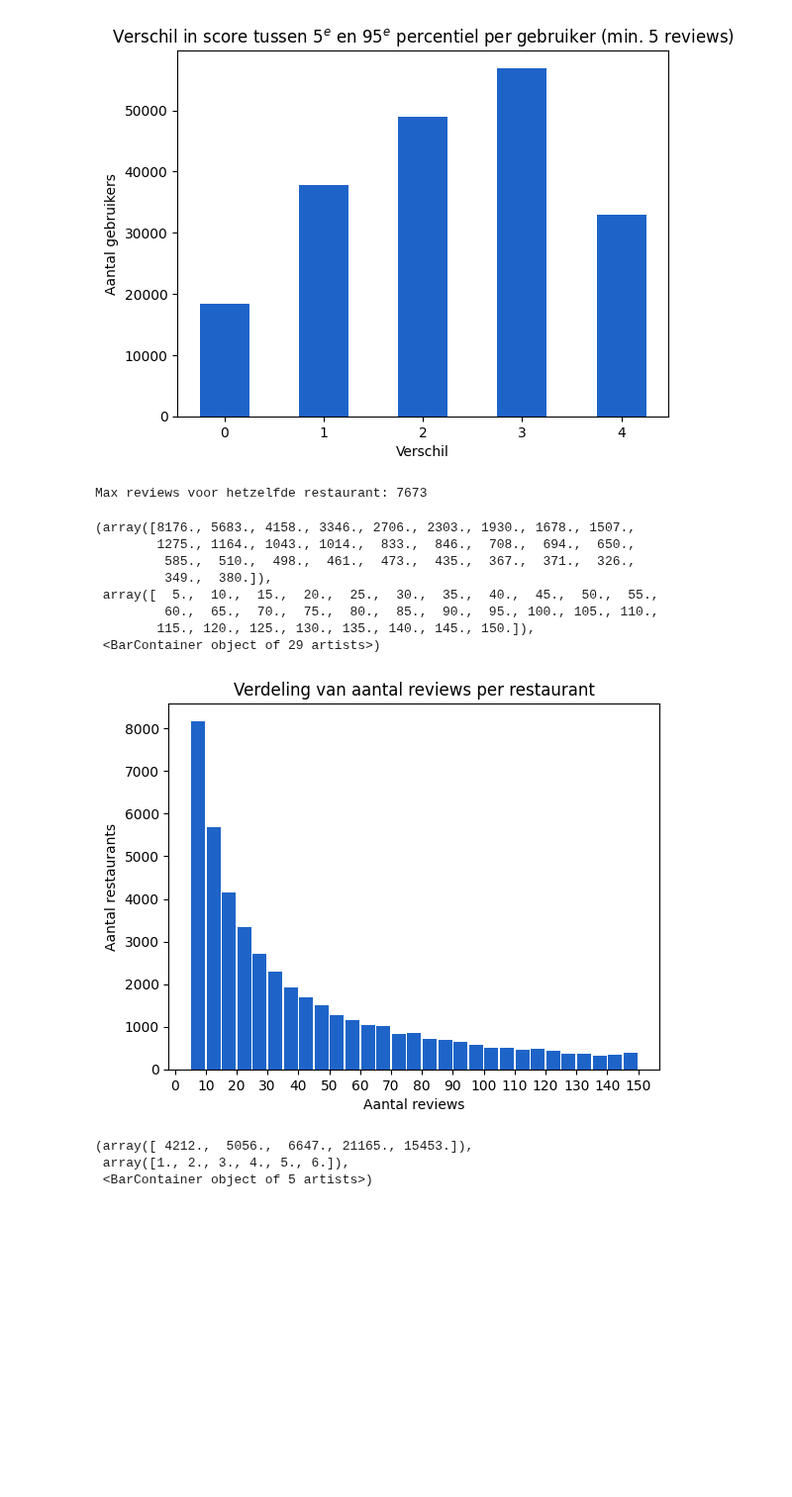
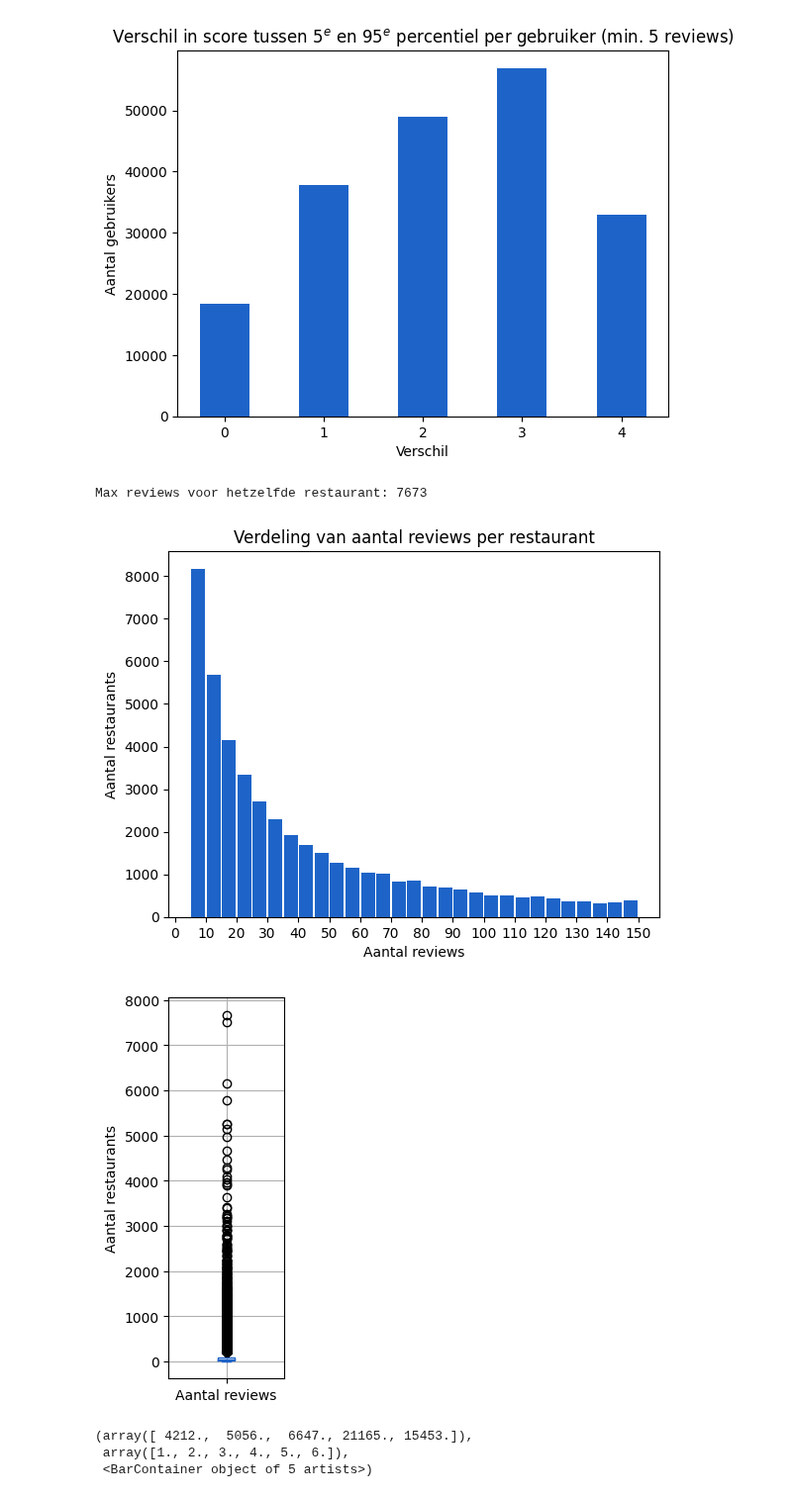
Before and after one commit to Tram13/masterthesis, a Jupyter notebook: src/data/data analysis/graphs_chapter3.ipynb, the cells around one changed output. Shown at 99% size. Cells and saved outputs as stored; diff of their text form; code cells hidden in the pictures; blank space fills up the shorter version.

Commit message:
added boxplot

```diff
--- a/src/data/data analysis/graphs_chapter3.ipynb
+++ b/src/data/data analysis/graphs_chapter3.ipynb
@@ -125,27 +125,25 @@ plt.hist(data_diff, bins=[0, 1, 2, 3, 4, 5], align='left', rwidth=0.5, color='#1
 # %%
 review_count_per_restaurant = reviews.groupby(["business_id"]).count()['stars_normalised']
 review_count_per_restaurant.name = 'review_count'
 
 plt.title("Verdeling van aantal reviews per restaurant")
 plt.xlabel("Aantal reviews")
 plt.ylabel("Aantal restaurants")
 
 print(f"Max reviews voor hetzelfde restaurant: {review_count_per_restaurant.max()}")
 amount = 150
 base = 5
 plt.xticks(np.arange(0, 155, 10))
 plt.hist(review_count_per_restaurant, rwidth=0.9, bins=[b for b in range(5, amount + 5, 5)], range=(base, base + amount), color='#1E64C8')
+plt.show()
+plt.rcParams["figure.figsize"] = (1.5,5)
+review_count_per_restaurant.rename("Aantal reviews").to_frame().boxplot(color='#1E64C8')
+plt.ylabel("Aantal restaurants")
+plt.rcParams["figure.figsize"] = plt.rcParamsDefault["figure.figsize"]
 # %% [output]
 Max reviews voor hetzelfde restaurant: 7673
-(array([8176., 5683., 4158., 3346., 2706., 2303., 1930., 1678., 1507.,
-        1275., 1164., 1043., 1014.,  833.,  846.,  708.,  694.,  650.,
-         585.,  510.,  498.,  461.,  473.,  435.,  367.,  371.,  326.,
-         349.,  380.]),
- array([  5.,  10.,  15.,  20.,  25.,  30.,  35.,  40.,  45.,  50.,  55.,
-         60.,  65.,  70.,  75.,  80.,  85.,  90.,  95., 100., 105., 110.,
-        115., 120., 125., 130., 135., 140., 145., 150.]),
- <BarContainer object of 29 artists>)
 [figure]
+[figure, added]
 # %%
 stars_histo = ((reviews.groupby(["business_id"]).median(numeric_only=True)['stars_normalised'] * 4) + 1).round()
 plt.title("Verdeling van mediaan scores per restaurant")
```
